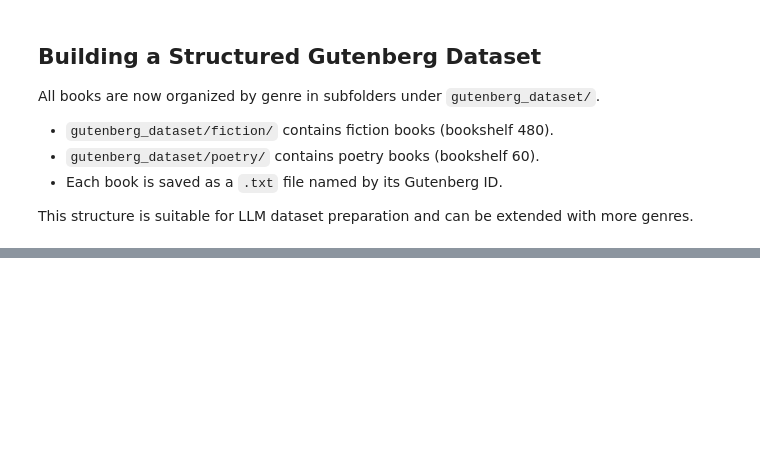
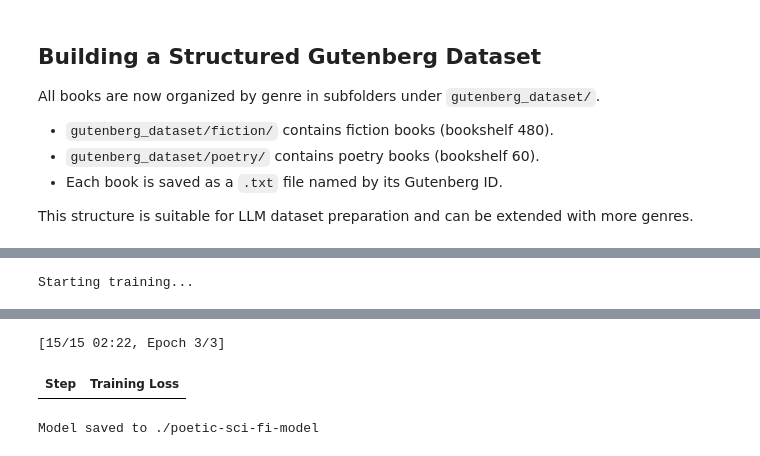
Before and after one commit to Hearlvein/colab, a Jupyter notebook: guten_tag.ipynb, the cells around one changed output, grey strips where cells are left out. Drawn from its saved outputs; the diff is of its cells as text; code cells hidden in the pictures; blank space fills up the shorter version.

Commit message:
training the model

```diff
--- a/guten_tag.ipynb
+++ b/guten_tag.ipynb
@@ -108,0 +185,28 @@ This structure is suitable for LLM dataset preparation and can be extended with
+# %%
+from datasets import load_dataset, Dataset
+from transformers import (
+    AutoTokenizer,
+    AutoModelForCausalLM,
+    DataCollatorForLanguageModeling,
+    Trainer,
+    TrainingArguments,
+)
+import os
+
+# Paths
+DATASET_PATH = "gutenberg_dataset.jsonl"
+MODEL_NAME = (
+    "distilgpt2"  # or try "gpt2" / "tiiuae/falcon-rw-1b" if you want larger models
+)
+
+# Step 1: Load dataset
+print("Loading dataset...")
+print(os.path.exists("gutenberg_dataset.jsonl"))
+print(os.path.getsize("gutenberg_dataset.jsonl"))
+dataset = load_dataset("json", data_files=DATASET_PATH, split="train")
+
+# Optional: filter very short or very long texts
+# dataset = dataset.filter(lambda x: 100 < len(x["text"]) < 5000)
+
+# Print dataset statistics
+print(f"Dataset loaded with {len(dataset)} records.")
@@ -108,0 +269,13 @@ This structure is suitable for LLM dataset preparation and can be extended with
+# %%
+# Step 7: Train
+print("Starting training...")
+trainer.train()
+
+# Step 8: Save locally
+model_path = "./poetic-sci-fi-model"
+trainer.save_model(model_path)
+tokenizer.save_pretrained(model_path)
+
+print(f"Model saved to {model_path}")
+# %% [output]
+Starting training...
@@ -108,0 +283,3 @@ This structure is suitable for LLM dataset preparation and can be extended with
+[15/15 02:22, Epoch 3/3]
+| Step | Training Loss |
+Model saved to ./poetic-sci-fi-model
```
Also changed, not shown: parts of 6 cells of this notebook, 2 other files.
